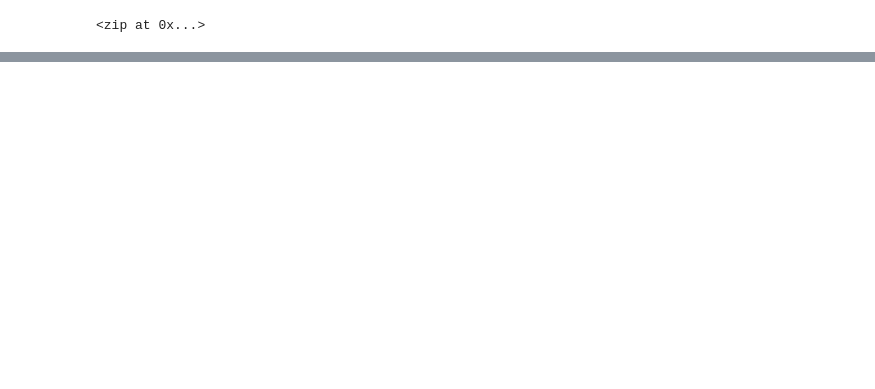
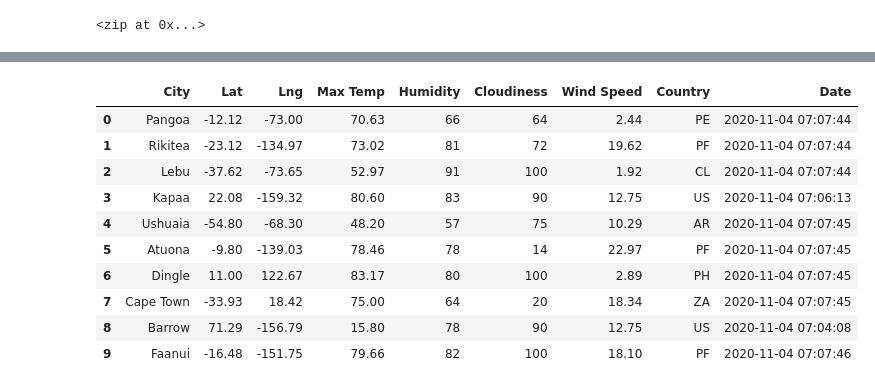
Before and after one commit to Sephike/World_Weather_Analysis_Module, a Jupyter notebook: WeatherPy.ipynb, the cells around one changed output, grey strips where cells are left out. Drawn from its saved outputs; the diff is of its cells as text; code cells hidden in the pictures; blank space fills up the shorter version.

```diff
--- a/WeatherPy.ipynb
+++ b/WeatherPy.ipynb
@@ -31,0 +116,16 @@ len(cities)
+# %%
+# Convert the array of dictionaries to a Pandas DataFrame.
+city_data_df = pd.DataFrame(city_data)
+city_data_df.head(10)
+# %% [output]
+|  | City | Lat | Lng | Max Temp | Humidity | Cloudiness | Wind Speed | Country | Date |
+| 0 | Pangoa | -12.12 | -73.00 | 70.63 | 66 | 64 | 2.44 | PE | 2020-11-04 07:07:44 |
+| 1 | Rikitea | -23.12 | -134.97 | 73.02 | 81 | 72 | 19.62 | PF | 2020-11-04 07:07:44 |
+| 2 | Lebu | -37.62 | -73.65 | 52.97 | 91 | 100 | 1.92 | CL | 2020-11-04 07:07:44 |
+| 3 | Kapaa | 22.08 | -159.32 | 80.60 | 83 | 90 | 12.75 | US | 2020-11-04 07:06:13 |
+| 4 | Ushuaia | -54.80 | -68.30 | 48.20 | 57 | 75 | 10.29 | AR | 2020-11-04 07:07:45 |
+| 5 | Atuona | -9.80 | -139.03 | 78.46 | 78 | 14 | 22.97 | PF | 2020-11-04 07:07:45 |
+| 6 | Dingle | 11.00 | 122.67 | 83.17 | 80 | 100 | 2.89 | PH | 2020-11-04 07:07:45 |
+| 7 | Cape Town | -33.93 | 18.42 | 75.00 | 64 | 20 | 18.34 | ZA | 2020-11-04 07:07:45 |
+| 8 | Barrow | 71.29 | -156.79 | 15.80 | 78 | 90 | 12.75 | US | 2020-11-04 07:04:08 |
+| 9 | Faanui | -16.48 | -151.75 | 79.66 | 82 | 100 | 18.10 | PF | 2020-11-04 07:07:46 |
```
Also changed, not shown: parts of 5 cells of this notebook, 3 other files.
